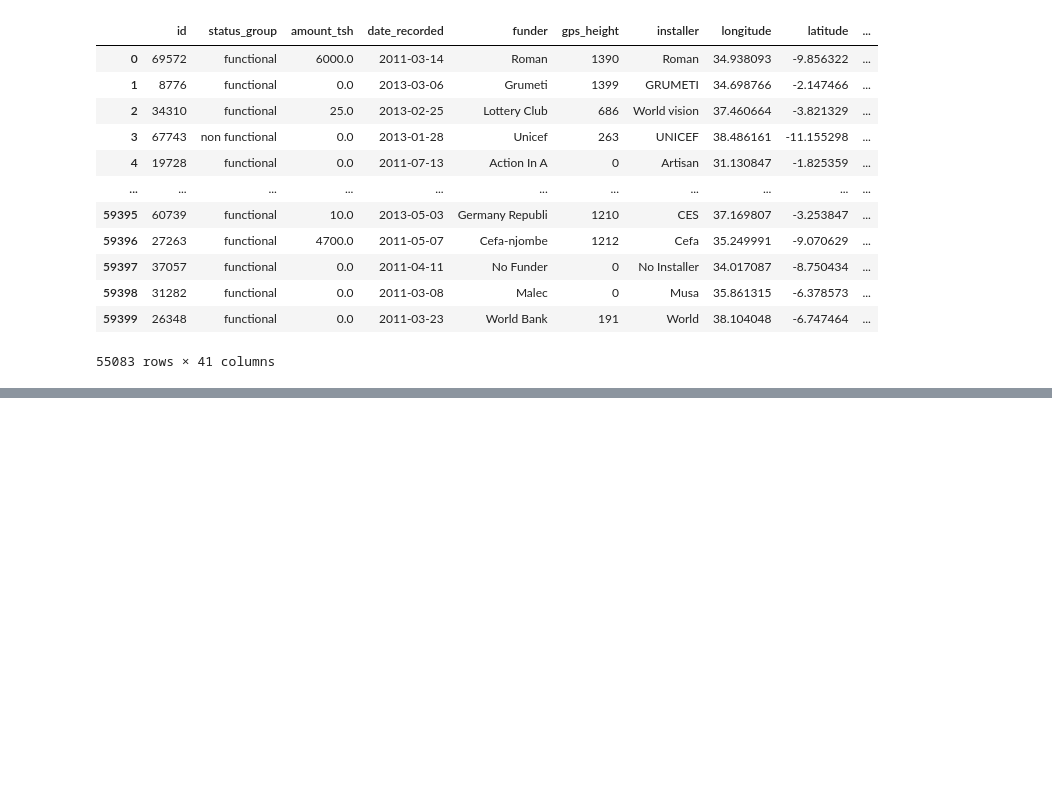
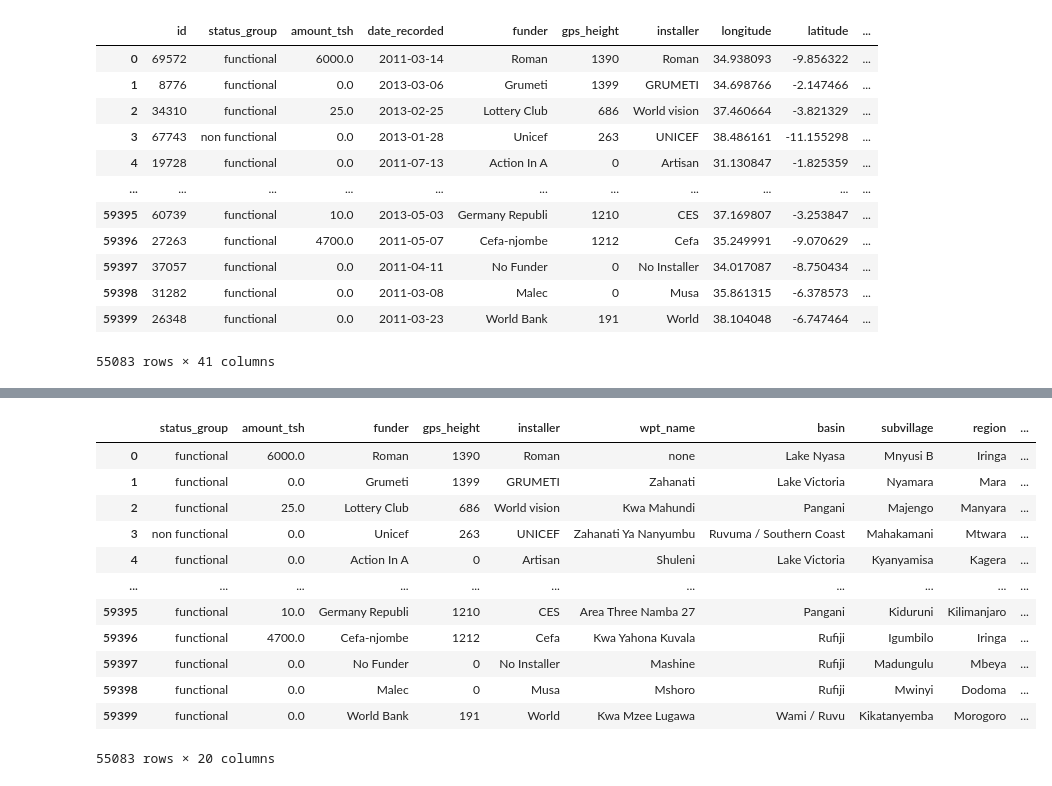
Before and after one commit to ayeejoeey/Binary-Classification-Model-Predicting-Functionality-Of-WaterPipelines-In-Tanzania, a Jupyter notebook: student.ipynb, the cells around one changed output, grey strips where cells are left out. Saved outputs shown, nothing was run; the diff lists cells and outputs as text; code cells hidden in the pictures; blank space fills up the shorter version.

```diff
--- a/student.ipynb
+++ b/student.ipynb
@@ -167,0 +273,16 @@ DF
+# %%
+DF
+# %% [output]
+|  | status_group | amount_tsh | funder | gps_height | installer | wpt_name | basin | subvillage | region | ... |
+| 0 | functional | 6000.0 | Roman | 1390 | Roman | none | Lake Nyasa | Mnyusi B | Iringa | ... |
+| 1 | functional | 0.0 | Grumeti | 1399 | GRUMETI | Zahanati | Lake Victoria | Nyamara | Mara | ... |
+| 2 | functional | 25.0 | Lottery Club | 686 | World vision | Kwa Mahundi | Pangani | Majengo | Manyara | ... |
+| 3 | non functional | 0.0 | Unicef | 263 | UNICEF | Zahanati Ya Nanyumbu | Ruvuma / Southern Coast | Mahakamani | Mtwara | ... |
+| 4 | functional | 0.0 | Action In A | 0 | Artisan | Shuleni | Lake Victoria | Kyanyamisa | Kagera | ... |
+| ... | ... | ... | ... | ... | ... | ... | ... | ... | ... | ... |
+| 59395 | functional | 10.0 | Germany Republi | 1210 | CES | Area Three Namba 27 | Pangani | Kiduruni | Kilimanjaro | ... |
+| 59396 | functional | 4700.0 | Cefa-njombe | 1212 | Cefa | Kwa Yahona Kuvala | Rufiji | Igumbilo | Iringa | ... |
+| 59397 | functional | 0.0 | No Funder | 0 | No Installer | Mashine | Rufiji | Madungulu | Mbeya | ... |
+| 59398 | functional | 0.0 | Malec | 0 | Musa | Mshoro | Rufiji | Mwinyi | Dodoma | ... |
+| 59399 | functional | 0.0 | World Bank | 191 | World | Kwa Mzee Lugawa | Wami / Ruvu | Kikatanyemba | Morogoro | ... |
+55083 rows × 20 columns
```
Also changed, not shown: parts of 11 cells of this notebook, 9 other files.
